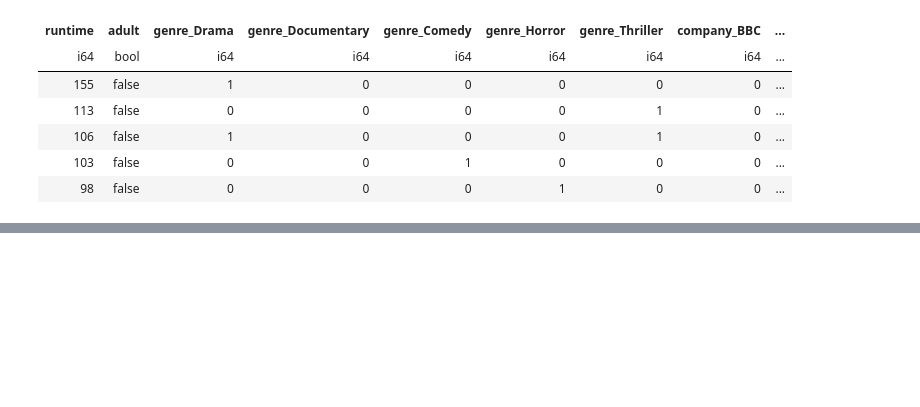
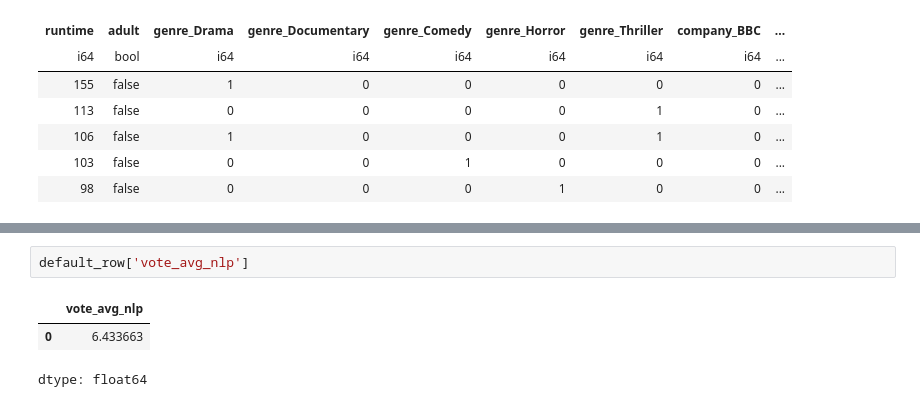
Before and after one commit to ImdadKhan0266/CSML-1010, a Jupyter notebook: Project_Saira.ipynb, the cells around one changed output, grey strips where cells are left out. Drawn from its saved outputs; the diff is of its cells as text; blank space fills up the shorter version.

```diff
--- a/Project_Saira.ipynb
+++ b/Project_Saira.ipynb
@@ -1846,0 +1880,6 @@ KeyboardInterrupt:
+# %%
+default_row['vote_avg_nlp']
+# %% [output]
+|  | vote_avg_nlp |
+| 0 | 6.433663 |
+dtype: float64
```
Also changed, not shown: parts of 12 cells of this notebook.
